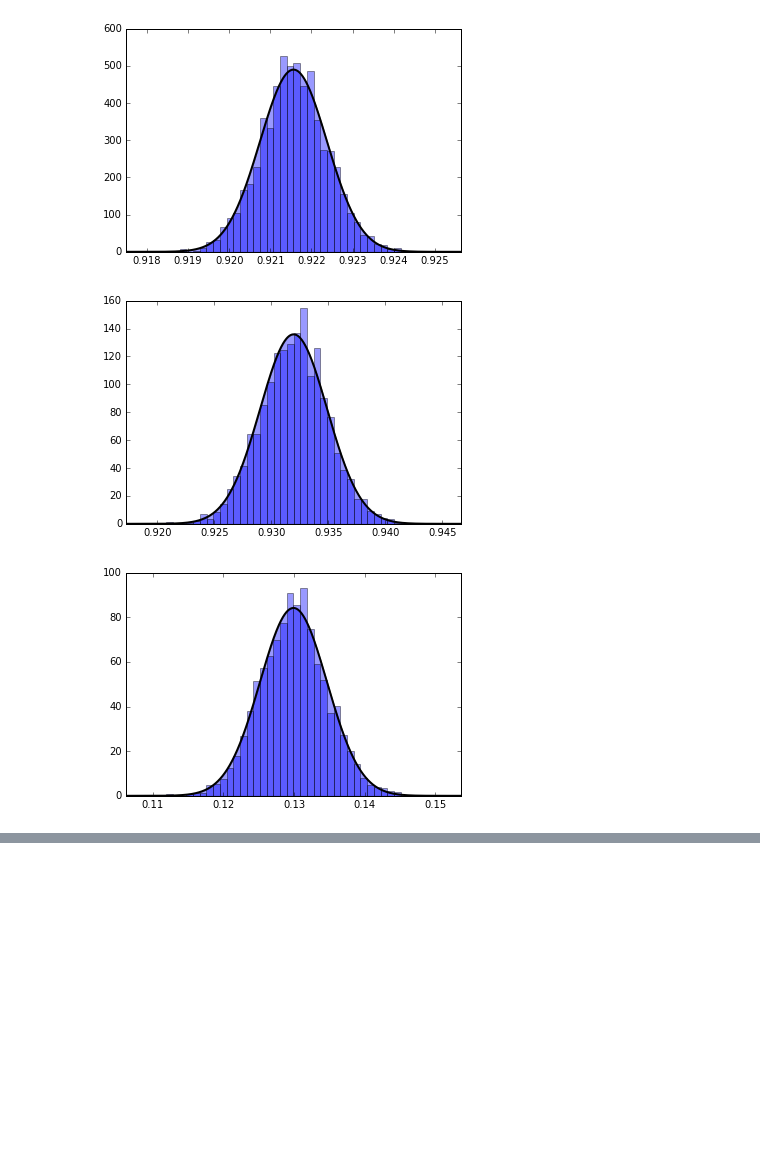
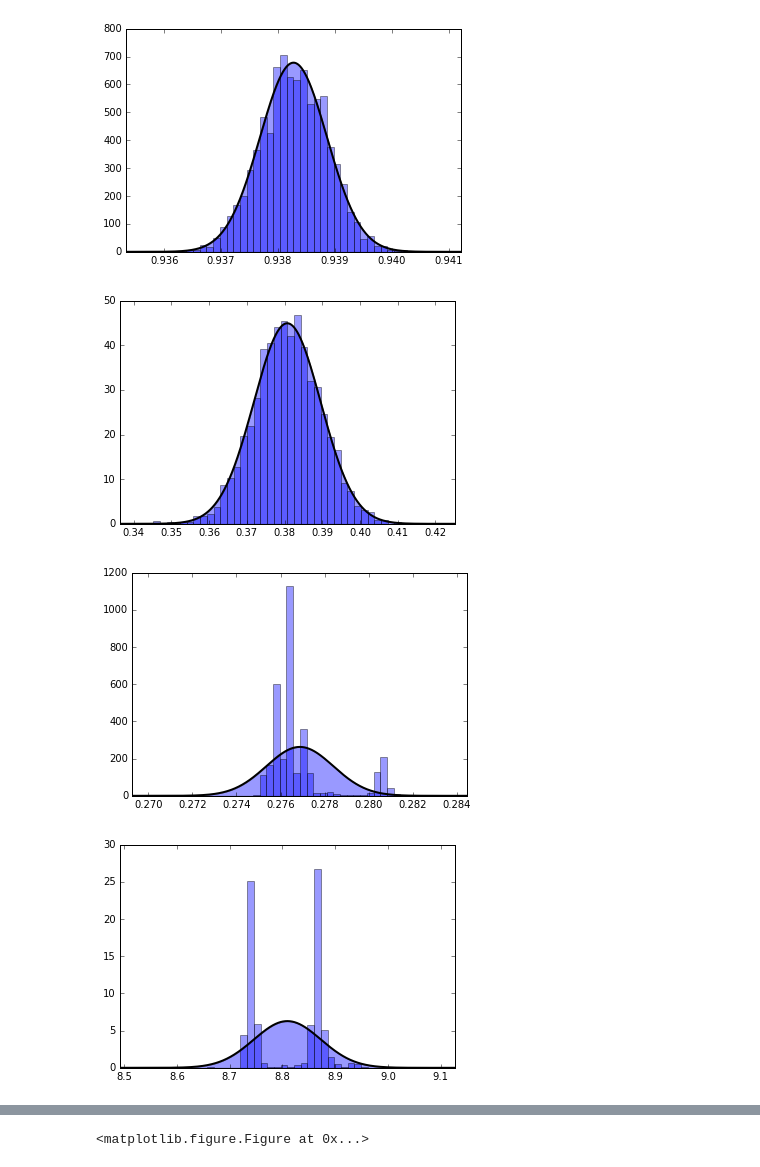
Before and after one commit to ctorney/dolphinUnion, a Jupyter notebook: analysis/movement/model_selection/histPlotsNB.ipynb, the cells around one changed output, grey strips where cells are left out. Drawn from its saved outputs; the diff is of its cells as text; code cells hidden in the pictures; blank space fills up the shorter version.

```diff
--- a/analysis/movement/model_selection/histPlotsNB.ipynb
+++ b/analysis/movement/model_selection/histPlotsNB.ipynb
@@ -1,6 +1,8 @@
 # %%
 from matplotlib import pylab as plt
+import matplotlib
 import numpy as np
 from scipy.stats import norm
 #%matplotlib notebook
 %matplotlib inline
+matplotlib.rcParams.update({'font.size': 16})
@@ -22,46 +63,39 @@ plt.show()
 # %%
-rho_m = np.load('mc_data/env_rho_m.npy')
-rho_e = np.load('mc_data/env_rho_e.npy')
-beta = np.load('mc_data/env_beta.npy')
+rho_s=np.load('mc_data/cm_rho_s.npy')
+alpha=np.load('mc_data/cm_alpha.npy')
+beta=np.load('mc_data/cm_beta.npy')
 
-pltThis = rho_m
-xstart = np.mean(pltThis)-5*np.std(pltThis)
-xstop = np.mean(pltThis)+5*np.std(pltThis)
-X_plot = np.linspace(xstart, xstop, 1000)#[:, np.newaxis]
-log_dens = norm.pdf(X_plot,np.mean(pltThis),np.std(pltThis))
-plt.plot(X_plot, (log_dens),'k-',linewidth=2)
-plt.hist(pltThis,normed=True,range=[xstart,xstop],bins=50,alpha=0.4)
-plt.fill_between(X_plot,np.zeros_like(X_plot), log_dens,alpha=0.4)#, fc='#AAAAFF')
+ia = np.load('mc_data/cm_ia.npy')
+il = np.load('mc_data/cm_il.npy')
+ig = np.load('mc_data/cm_ig.npy')
 
-plt.xlim(xstart,xstop)
-plt.show()
+allData = [rho_s,alpha,ia,il,ig]
 
-plt.figure()
-pltThis = rho_e
-xstart = np.mean(pltThis)-5*np.std(pltThis)
-xstop = np.mean(pltThis)+5*np.std(pltThis)
-X_plot = np.linspace(xstart, xstop, 1000)#[:, np.newaxis]
-log_dens = norm.pdf(X_plot,np.mean(pltThis),np.std(pltThis))
-plt.plot(X_plot, (log_dens),'k-',linewidth=2)
-plt.hist(pltThis,normed=True,range=[xstart,xstop],bins=50,alpha=0.4)
-plt.fill_between(X_plot,np.zeros_like(X_plot), log_dens,alpha=0.4)#, fc='#AAAAFF')
+for i in range(len(allData)):
 
-plt.xlim(xstart,xstop)
-plt.show()
+    pltThis = allData[i]
+    xstart = np.mean(pltThis)-5*np.std(pltThis)
+    xstop = np.mean(pltThis)+5*np.std(pltThis)
+    X_plot = np.linspace(xstart, xstop, 1000)#[:, np.newaxis]
+    log_dens = norm.pdf(X_plot,np.mean(pltThis),np.std(pltThis))
+    plt.plot(X_plot, (log_dens),'k-',linewidth=2)
+    plt.hist(pltThis,normed=True,range=[xstart,xstop],bins=50,alpha=0.4)
+    plt.fill_between(X_plot,np.zeros_like(X_plot), log_dens,alpha=0.4)#, fc='#AAAAFF')
 
-plt.figure()
-pltThis = beta
-xstart = np.mean(pltThis)-5*np.std(pltThis)
-xstop = np.mean(pltThis)+5*np.std(pltThis)
-X_plot = np.linspace(xstart, xstop, 1000)#[:, np.newaxis]
-log_dens = norm.pdf(X_plot,np.mean(pltThis),np.std(pltThis))
-plt.plot(X_plot, (log_dens),'k-',linewidth=2)
-plt.hist(pltThis,normed=True,range=[xstart,xstop],bins=50,alpha=0.4)
-plt.fill_between(X_plot,np.zeros_like(X_plot), log_dens,alpha=0.4)#, fc='#AAAAFF')
+    plt.xlim(xstart,xstop)
+    plt.show()
+    plt.figure()
 
-plt.xlim(xstart,xstop)
-plt.show()
+
+
+print('rho_s ' + str(np.mean(rho_s)))
+print('alpha ' + str(np.mean(alpha)))
+print('beta ' + str(np.mean(beta)))
+print('ia ' + str(np.mean(ia)))
+print('il ' + str(np.mean(il)))
+print('ig ' + str(np.mean(ig)))
 # %% [output]
-[figure, old version]
+[figure, new version]
-[figure, old version]
+[figure, new version]
-[figure, old version]
+[figure, new version]
+[figure, added]
@@ -67,0 +109 @@ plt.show()
+<matplotlib.figure.Figure at 0x...>
```
Also changed, not shown: parts of 11 cells of this notebook.
